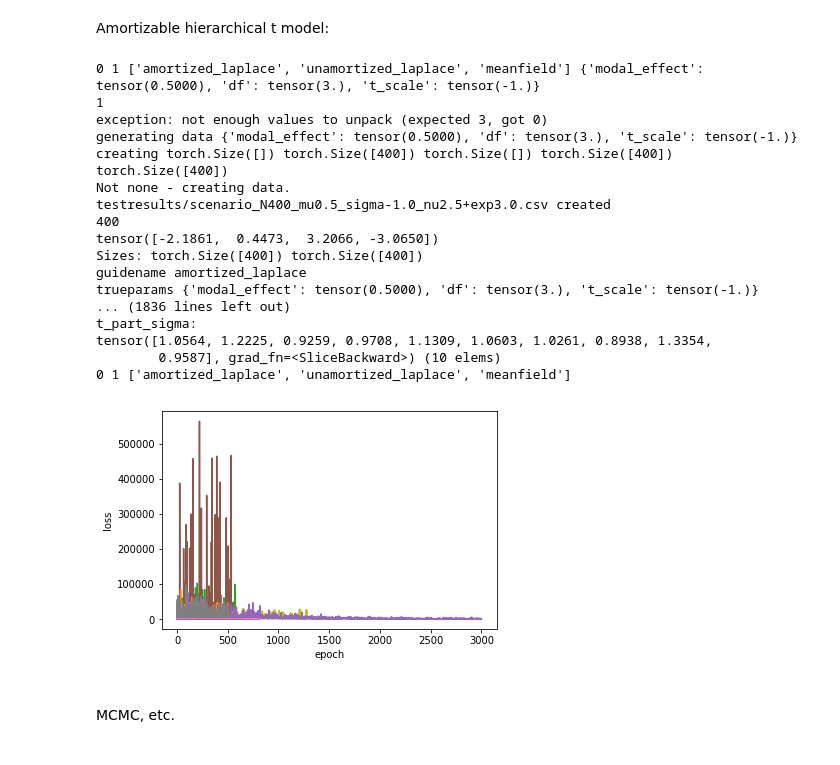
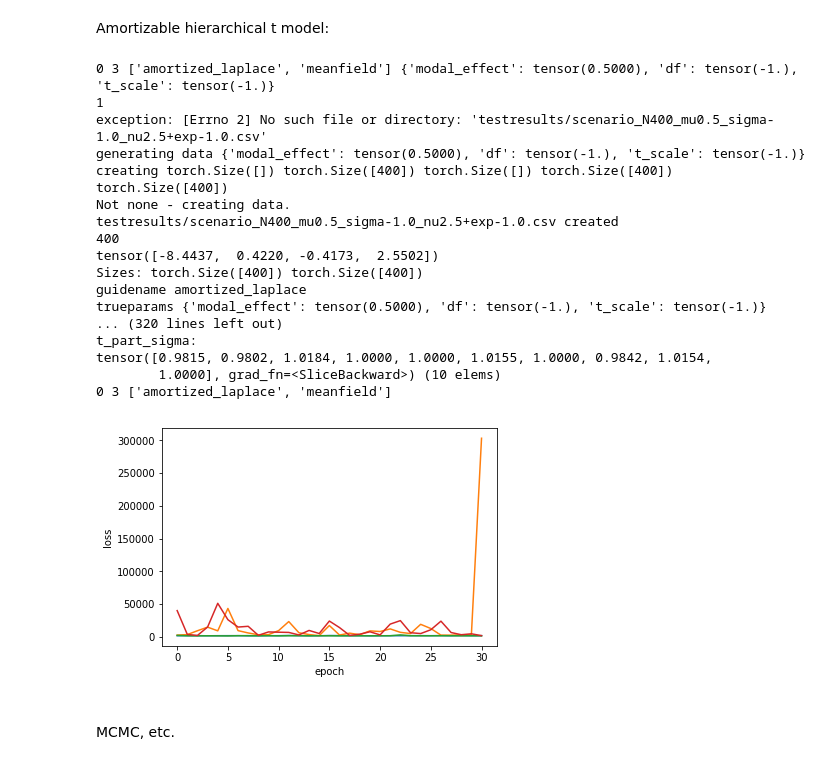
Before and after one commit to jamesonquinn/eipython, a Jupyter notebook: a.multisite.ipynb, the cells around one changed output. Saved outputs shown, nothing was run; the diff lists cells and outputs as text; code cells hidden in the pictures.

```diff
--- a/a.multisite.ipynb
+++ b/a.multisite.ipynb
@@ -22,48 +22,48 @@ import multisiteT #import *
 reload(multisiteT)
 from multisiteT import *
 import cProfile as profile
 
 #vals = MIDDF35
-guidenames = ["amortized_laplace","unamortized_laplace","meanfield"]#,"meanfield",]#,"MLE"]#,"laplace"
+guidenames = ["amortized_laplace","meanfield"]#,"unamortized_laplace","meanfield",]#,"MLE"]#,"laplace"
 if True:
 
-  for nsamps in [12,25,50]:#,150,400]:
+  for nsamps in [10,50]:#50]:
     for aniter in range(1):
-        for nparticles in [1]:#,5]:
-            for trueparams in [ndom_norm_params,ndom_fat_params,]:#tdom_fat_params,tdom_norm_params,]:
+        for nparticles in [3,1]:#,5]:
+            for trueparams in [ndom_fat_params,]:#ndom_norm_params,tdom_fat_params,tdom_norm_params,]:
                 for guidename in guidenames:
                     #
 
                     print(aniter,nparticles,guidenames,trueparams)
                     result = trainGuide(guidename,nparticles,trueparams,
                                         filename="testresults/demoT_2.csv",
 
                                         subsample_N = nsamps)
                     print(aniter,nparticles,guidenames)
                     for line in range(10):
                         print()
 
 else:
     plt.plot([getMLE(.01 + x/100,1.,0,1.) for x in range(500)])
 # %% [output]
-0 1 ['amortized_laplace', 'unamortized_laplace', 'meanfield'] {'modal_effect': tensor(0.5000), 'df': tensor(3.), 't_scale': tensor(-1.)}
+0 3 ['amortized_laplace', 'meanfield'] {'modal_effect': tensor(0.5000), 'df': tensor(-1.), 't_scale': tensor(-1.)}
 1
-exception: not enough values to unpack (expected 3, got 0)
-generating data {'modal_effect': tensor(0.5000), 'df': tensor(3.), 't_scale': tensor(-1.)}
+exception: [Errno 2] No such file or directory: 'testresults/scenario_N400_mu0.5_sigma-1.0_nu2.5+exp-1.0.csv'
+generating data {'modal_effect': tensor(0.5000), 'df': tensor(-1.), 't_scale': tensor(-1.)}
 creating torch.Size([]) torch.Size([400]) torch.Size([]) torch.Size([400]) torch.Size([400])
 Not none - creating data.
-testresults/scenario_N400_mu0.5_sigma-1.0_nu2.5+exp3.0.csv created
+testresults/scenario_N400_mu0.5_sigma-1.0_nu2.5+exp-1.0.csv created
 400
-tensor([-2.1861,  0.4473,  3.2066, -3.0650])
+tensor([-8.4437,  0.4220, -0.4173,  2.5502])
 Sizes: torch.Size([400]) torch.Size([400])
 guidename amortized_laplace
-trueparams {'modal_effect': tensor(0.5000), 'df': tensor(3.), 't_scale': tensor(-1.)}
-... (1836 lines left out)
+trueparams {'modal_effect': tensor(0.5000), 'df': tensor(-1.), 't_scale': tensor(-1.)}
+... (320 lines left out)
 t_part_sigma:
-tensor([1.0564, 1.2225, 0.9259, 0.9708, 1.1309, 1.0603, 1.0261, 0.8938, 1.3354,
-        0.9587], grad_fn=<SliceBackward>) (10 elems)
-0 1 ['amortized_laplace', 'unamortized_laplace', 'meanfield']
+tensor([0.9815, 0.9802, 1.0184, 1.0000, 1.0000, 1.0155, 1.0000, 0.9842, 1.0154,
+        1.0000], grad_fn=<SliceBackward>) (10 elems)
+0 3 ['amortized_laplace', 'meanfield']
-[figure, old version]
+[figure, new version]
 # %% [markdown]
 \
 MCMC, etc.
```
Also changed, not shown: 30 other files.
